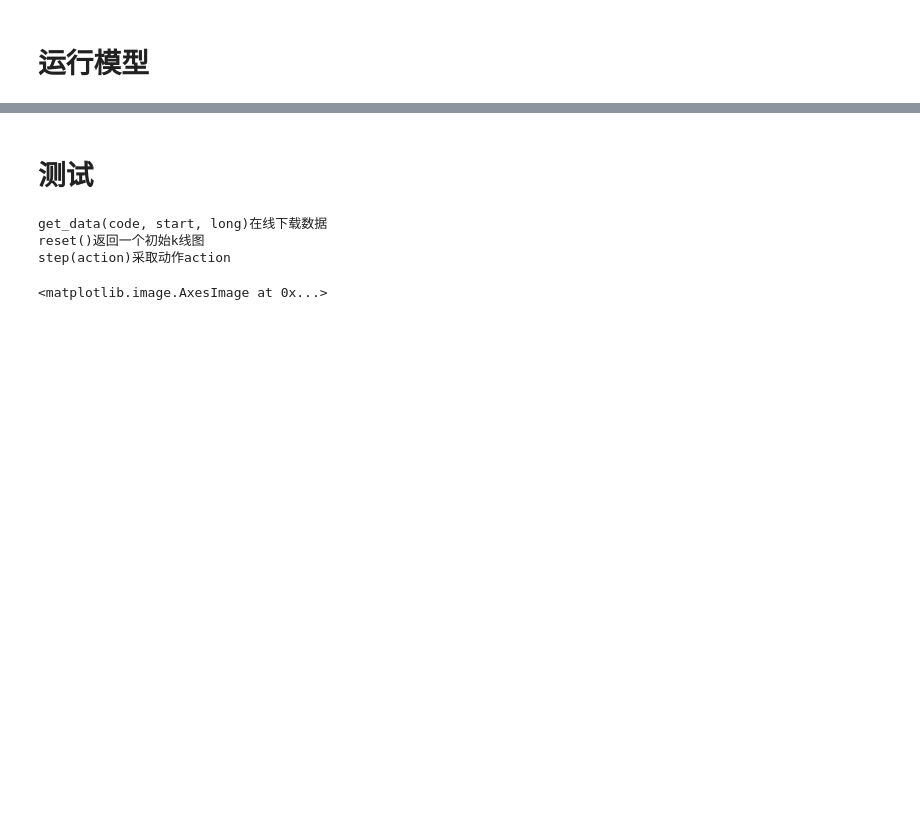
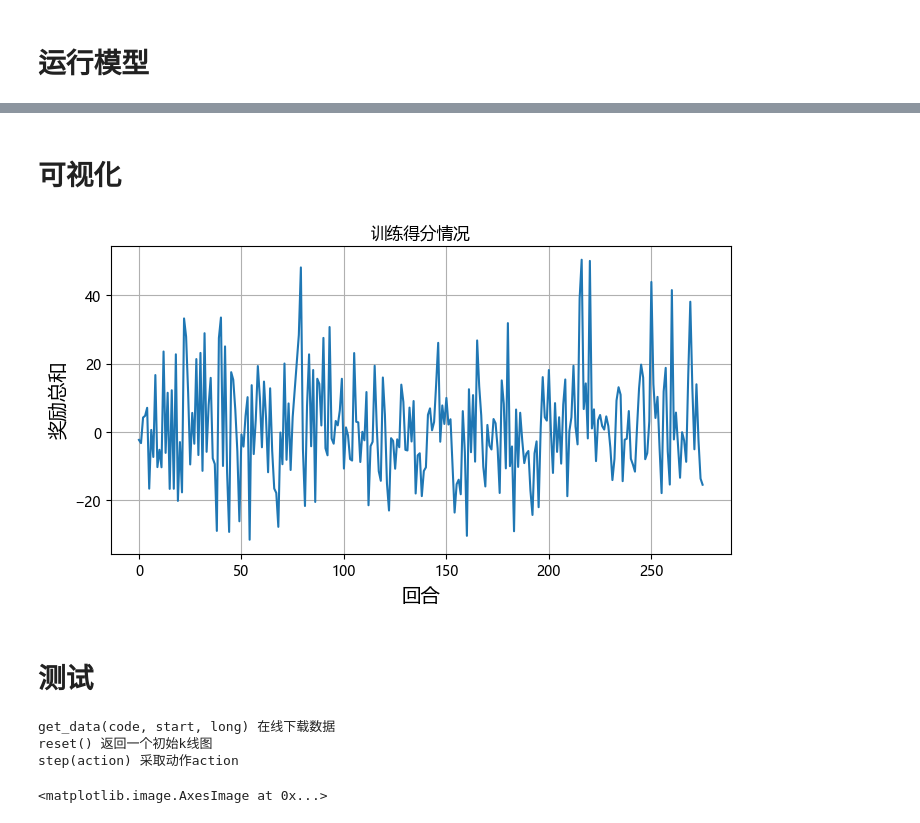
Before and after one commit to Aegis1863/ML_practice, a Jupyter notebook: 机器学习项目/深度图像网络强化学习/DQCNN.ipynb, the cells around one changed output, grey strips where cells are left out. Drawn from its saved outputs; the diff is of its cells as text; code cells hidden in the pictures; blank space fills up the shorter version.

```diff
--- a/机器学习项目/深度图像网络强化学习/DQCNN.ipynb
+++ b/机器学习项目/深度图像网络强化学习/DQCNN.ipynb
@@ -147,3 +189,9 @@ model.set_weights(best_weights)  # 把最佳权重赋值到模型
+# %% [markdown]
+# 可视化
+# %%
+show_total_reward(rewards)
+# %% [output]
+[figure, added]
 # %% [markdown]
 # 测试
 # %%
@@ -152,7 +200,8 @@ import matplotlib.pyplot as plt
 from environment import stock
 # %%
 env = stock()
+obs = env.reset()
 # %% [output]
-get_data(code, start, long)在线下载数据
-reset()返回一个初始k线图
-step(action)采取动作action
+get_data(code, start, long) 在线下载数据
+reset() 返回一个初始k线图
+step(action) 采取动作action
```
Also changed, not shown: parts of 17 cells of this notebook, 3 other files.
